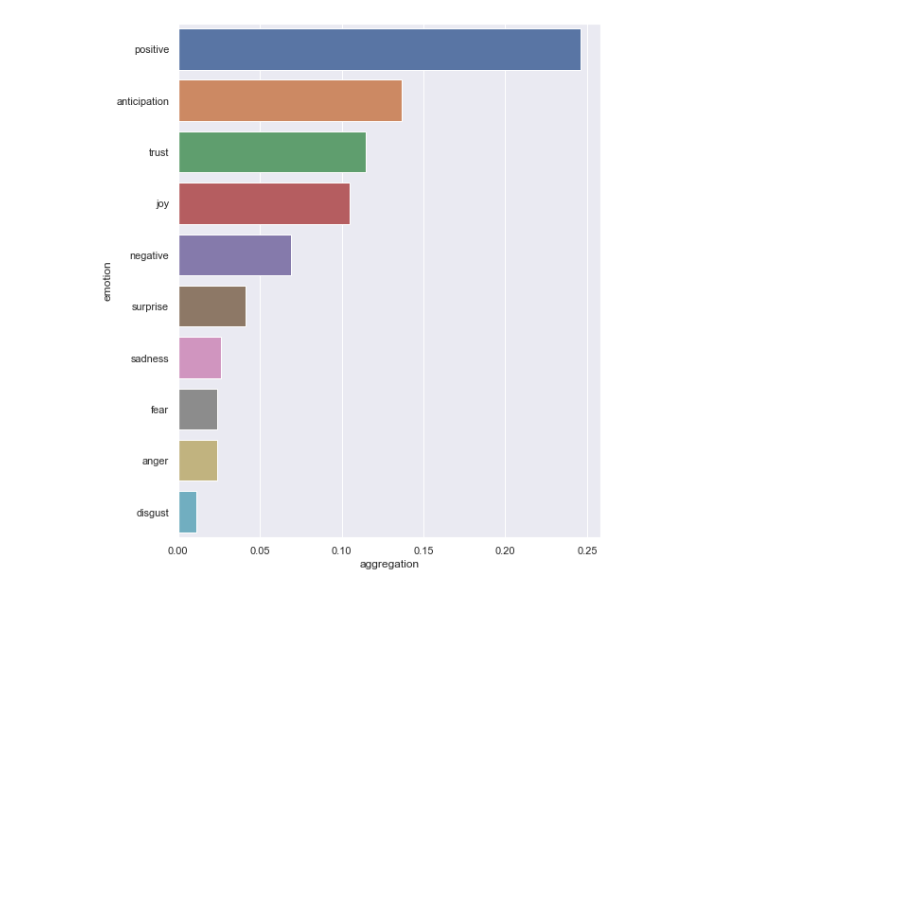
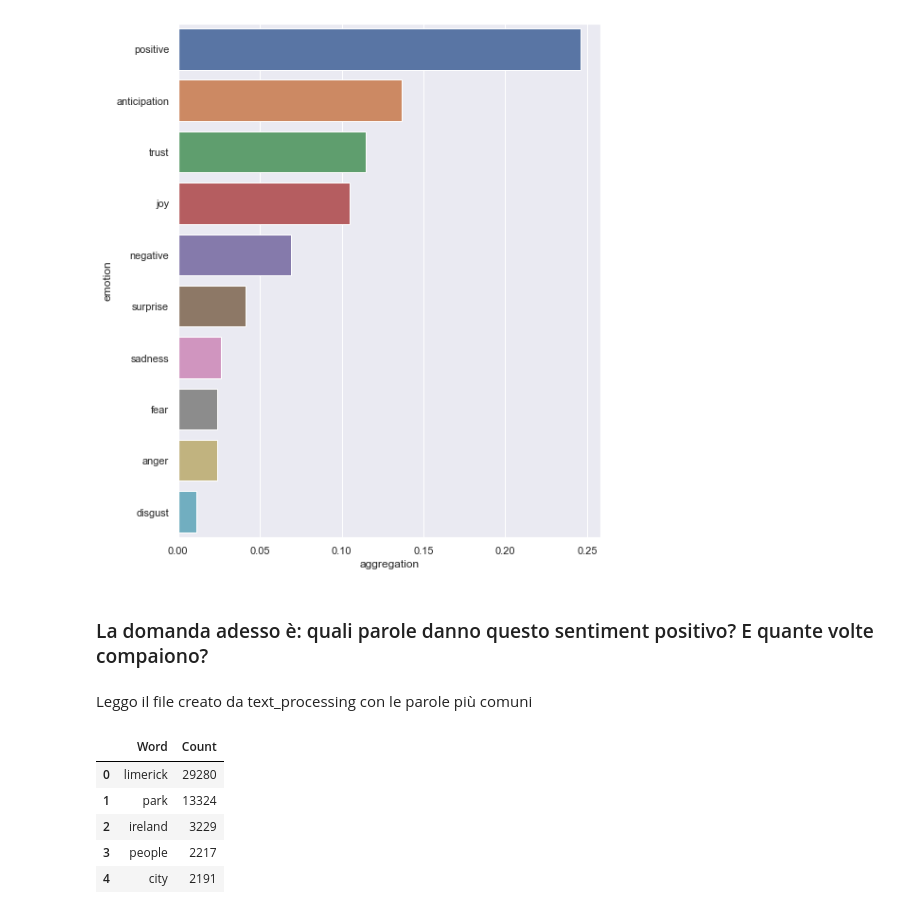
Before and after one commit to federicamontana/GoGreenRoutes, a Jupyter notebook: notebook/NRCLex_Sentiment_1.ipynb, the cells around one changed output. Drawn from its saved outputs; the diff is of its cells as text; code cells hidden in the pictures; blank space fills up the shorter version.

```diff
--- a/notebook/NRCLex_Sentiment_1.ipynb
+++ b/notebook/NRCLex_Sentiment_1.ipynb
@@ -130,3 +109,19 @@ sns.barplot(y = 'emotion', x= 'aggregation', data = df_most_common)
 plt.show()
 # %% [output]
 [figure]
+# %% [markdown]
+### La domanda adesso è: quali parole danno questo sentiment positivo? E quante volte compaiono?
+# %% [markdown]
+Leggo il file creato da text_processing con le parole più comuni
+# %%
+df_mc = pd.read_csv('most_common.csv')
+# %%
+df_mc = df_mc.drop(['Unnamed: 0'], axis =1)
+df_mc.head()
+# %% [output]
+|  | Word | Count |
+| 0 | limerick | 29280 |
+| 1 | park | 13324 |
+| 2 | ireland | 3229 |
+| 3 | people | 2217 |
+| 4 | city | 2191 |
```
Also changed, not shown: parts of 20 cells of this notebook, 10 other files.
